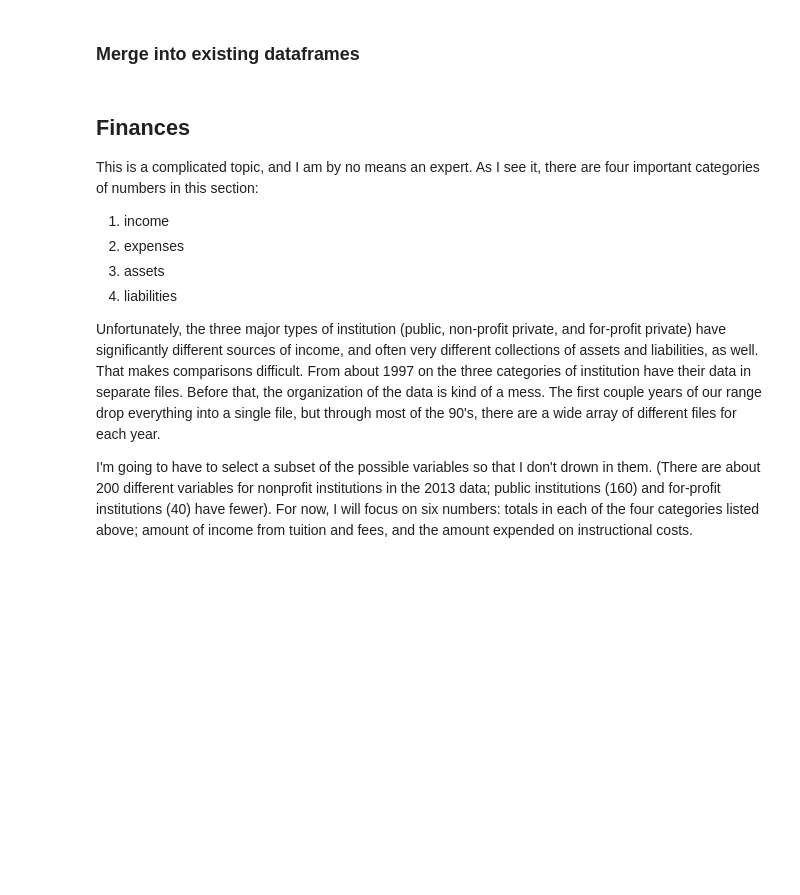
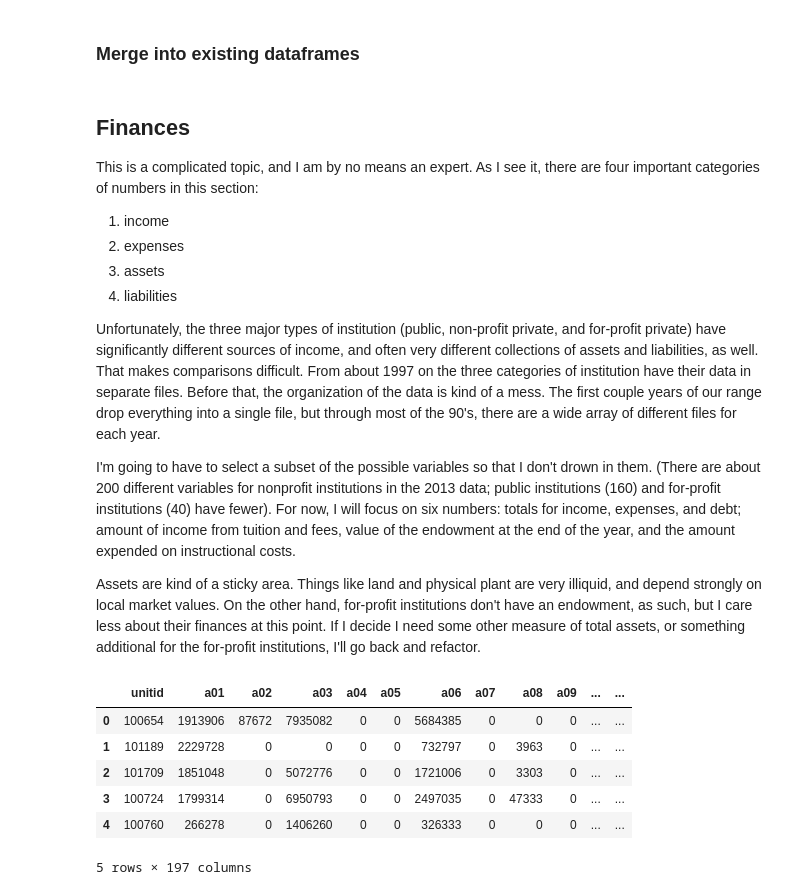
Before and after one commit to tachycline/collegestats, a Jupyter notebook: notebooks/01 - Clean and Combine.ipynb, the cells around one changed output. Saved outputs shown, nothing was run; the diff lists cells and outputs as text; code cells hidden in the pictures; blank space fills up the shorter version.

Commit message:
a little work on finances

```diff
--- a/notebooks/01 - Clean and Combine.ipynb
+++ b/notebooks/01 - Clean and Combine.ipynb
@@ -510,4 +510,6 @@ This is a complicated topic, and I am by no means an expert.  As I see it, there
 
 Unfortunately, the three major types of institution (public, non-profit private, and for-profit private) have significantly different sources of income, and often very different collections of assets and liabilities, as well.  That makes comparisons difficult.  From about 1997 on the three categories of institution have their data in separate files. Before that, the organization of the data is kind of a mess. The first couple years of our range drop everything into a single file, but through most of the 90's, there are a wide array of different files for each year.
 
-I'm going to have to select a subset of the possible variables so that I don't drown in them. (There are about 200 different variables for nonprofit institutions in the 2013 data; public institutions (160) and for-profit institutions (40) have fewer). For now, I will focus on six numbers: totals in each of the four categories listed above; amount of income from tuition and fees, and the amount expended on instructional costs.
+I'm going to have to select a subset of the possible variables so that I don't drown in them. (There are about 200 different variables for nonprofit institutions in the 2013 data; public institutions (160) and for-profit institutions (40) have fewer). For now, I will focus on six numbers: totals for income, expenses, and debt; amount of income from tuition and fees, value of the endowment at the end of the year, and the amount expended on instructional costs.
+
+Assets are kind of a sticky area. Things like land and physical plant are very illiquid, and depend strongly on local market values. On the other hand, for-profit institutions don't have an endowment, as such, but I care less about their finances at this point. If I decide I need some other measure of total assets, or something additional for the for-profit institutions, I'll go back and refactor.
@@ -513,0 +583,12 @@ I'm going to have to select a subset of the possible variables so that I don't d
+# %%
+f1980 = pd.read_csv('../data/f1980.csv')
+# %%
+f1980.head()
+# %% [output]
+|  | unitid | a01 | a02 | a03 | a04 | a05 | a06 | a07 | a08 | a09 | ... | ... |
+| 0 | 100654 | 1913906 | 87672 | 7935082 | 0 | 0 | 5684385 | 0 | 0 | 0 | ... | ... |
+| 1 | 101189 | 2229728 | 0 | 0 | 0 | 0 | 732797 | 0 | 3963 | 0 | ... | ... |
+| 2 | 101709 | 1851048 | 0 | 5072776 | 0 | 0 | 1721006 | 0 | 3303 | 0 | ... | ... |
+| 3 | 100724 | 1799314 | 0 | 6950793 | 0 | 0 | 2497035 | 0 | 47333 | 0 | ... | ... |
+| 4 | 100760 | 266278 | 0 | 1406260 | 0 | 0 | 326333 | 0 | 0 | 0 | ... | ... |
+5 rows × 197 columns
```
Also changed, not shown: parts of 4 cells of this notebook.
